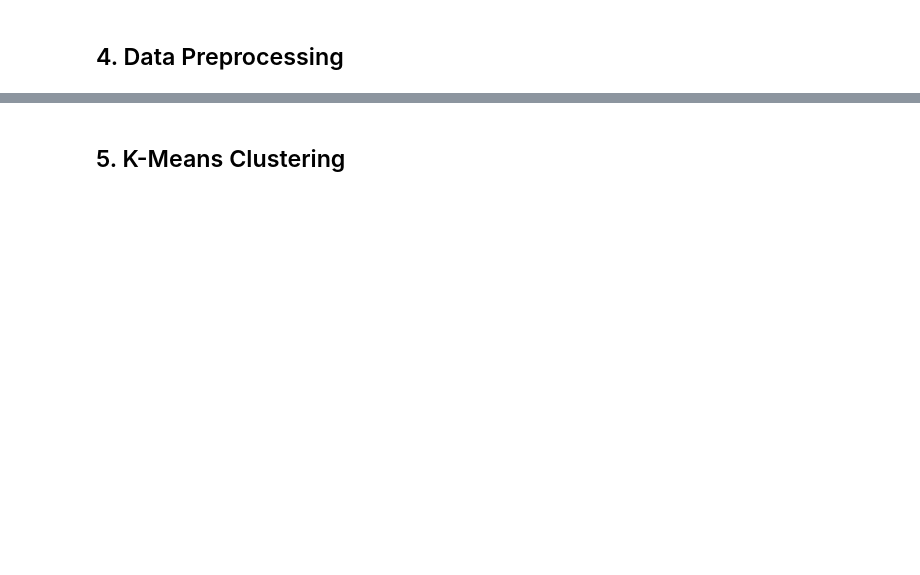
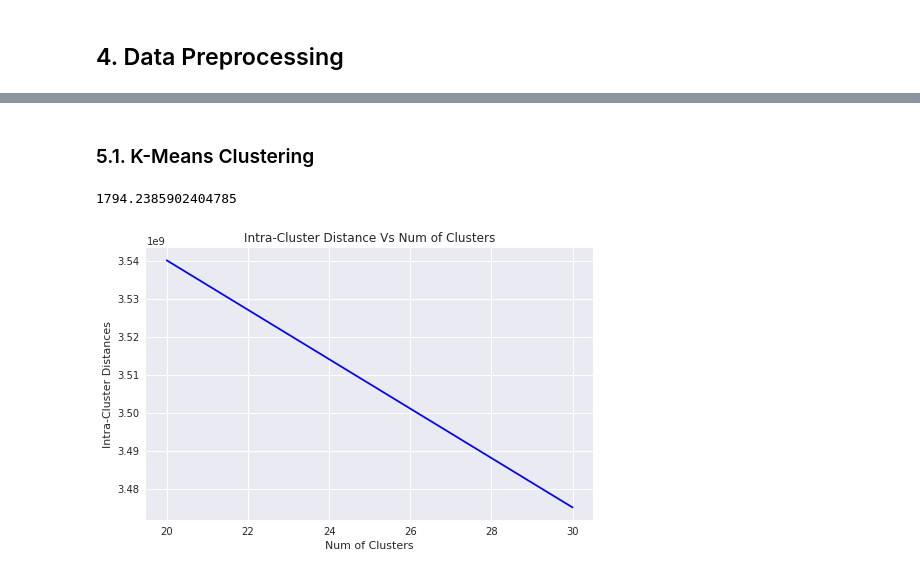
Before and after one commit to sradheya99/ML-Algorithms, a Jupyter notebook: 9.Unsupervised Learning/Unsupervised_AZ.ipynb, the cells around one changed output, grey strips where cells are left out. Cells and saved outputs as stored; diff of their text form; code cells hidden in the pictures; blank space fills up the shorter version.

```diff
--- a/9.Unsupervised Learning/Unsupervised_AZ.ipynb
+++ b/9.Unsupervised Learning/Unsupervised_AZ.ipynb
@@ -59,5 +61,14 @@ from sklearn.cluster import KMeans
 import warnings
 warnings.filterwarnings('ignore')
+# %%
+from sklearn.preprocessing import StandardScaler
+from sklearn.preprocessing import scale, minmax_scale
+
+#Standardizing the data
+def standardizer(data):
+    stnd_scaler = StandardScaler(with_mean=False)
+    stnd_matx = stnd_scaler.fit_transform(data)
+    return stnd_matx
 # %% [markdown]
 ## 3. Loading the data
 # %%
@@ -98,3 +111,3 @@ sorted_data.head(5)
 # %% [markdown]
-## 5. K-Means Clustering
+### 5.1. K-Means Clustering
 # %%
@@ -144,0 +160,26 @@ def kmean_cluster(data, vectorizer, name):
+# %%
+def find_best_k(clusters):
+
+    num_clusts = [20, 30]
+    intra_clust_dists = []
+    for clust in clusters:
+        intra_clust_dists.append(clust.inertia_)
+    sns.set()
+    plt.figure(figsize = (8, 5))
+    plt.plot(num_clusts, intra_clust_dists, color = 'b')
+    plt.xlabel('Num of Clusters')
+    plt.ylabel('Intra-Cluster Distances')
+    plt.title('Intra-Cluster Distance Vs Num of Clusters')
+    plt.plot()
+# %%
+#Applying Bag of Word to cleaned text
+#In sklearn BoW is known as CountVectorizer
+count_vect = CountVectorizer(min_df=0)
+# %%
+fitted_models = kmean_cluster(sorted_data.iloc[:100000], count_vect, 'BoW')
+# %% [output]
+1794.2385902404785
+# %%
+find_best_k(fitted_models)
+# %% [output]
+[figure, added]
```
Also changed, not shown: parts of 10 cells of this notebook.
